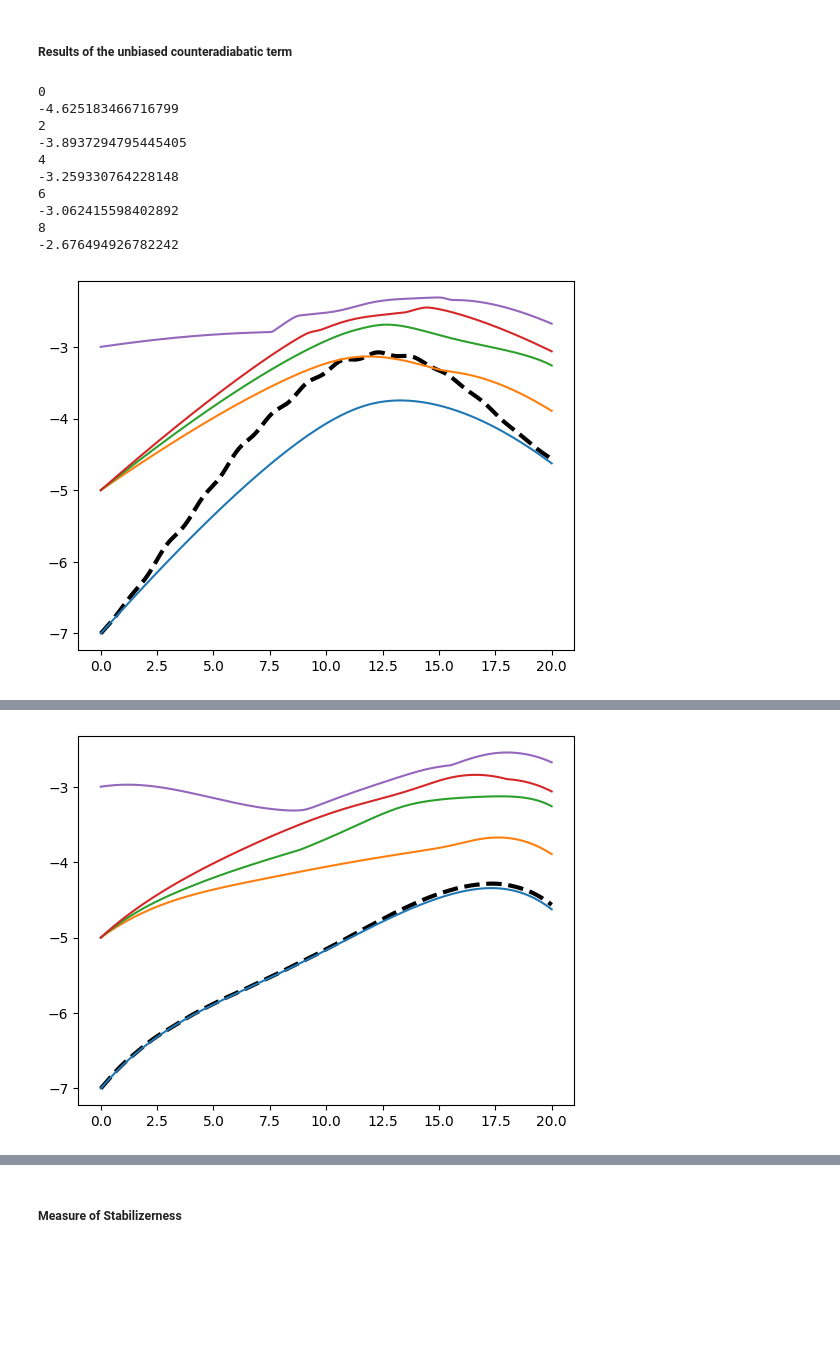
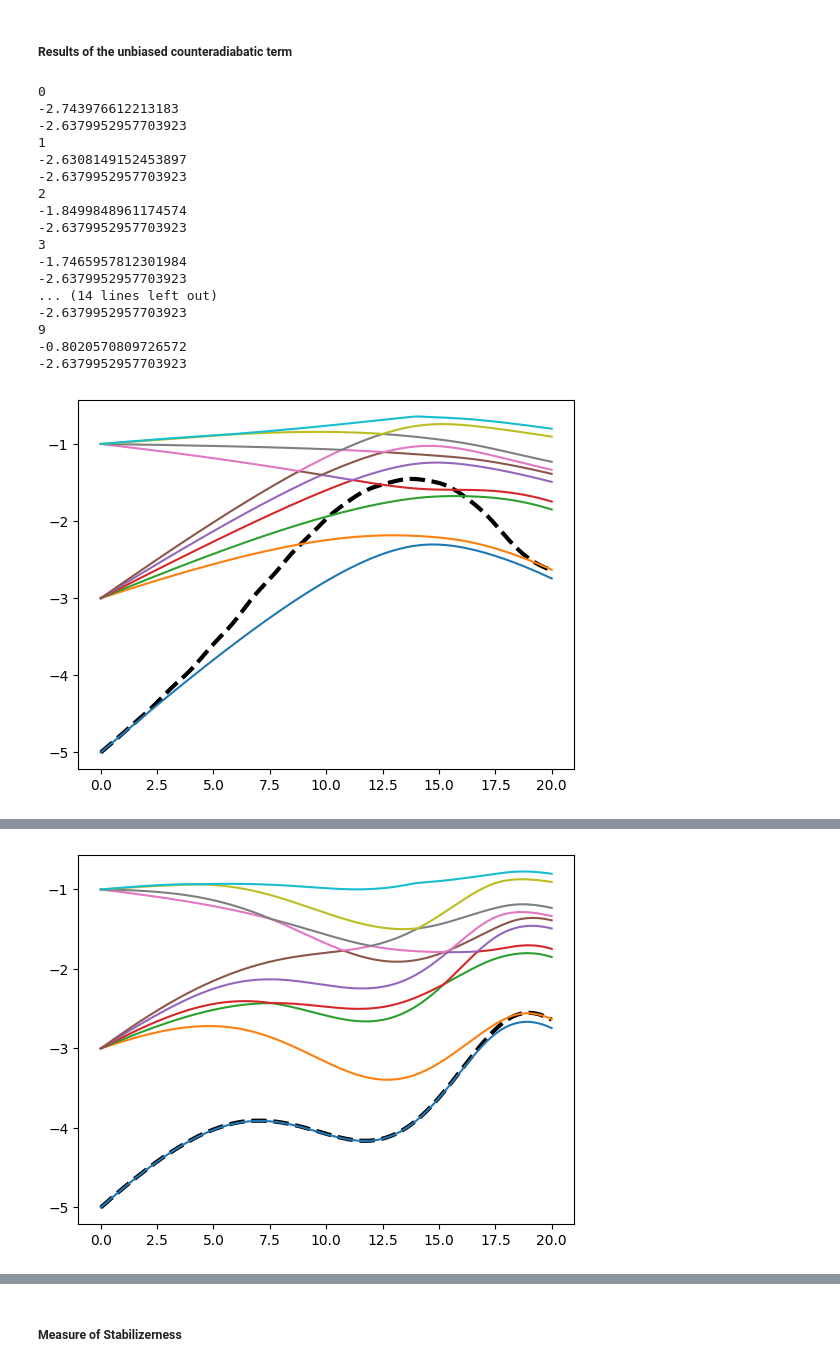
Before and after one commit to emacosta95/Magic4Annealing, a Jupyter notebook: ExploringMaxCut.ipynb, the cells around one changed output, grey strips where cells are left out. Cells and saved outputs as stored; diff of their text form; code cells hidden in the pictures; blank space fills up the shorter version.

Commit message:
implement magic measure, exact counteradiabatic driving, non-stoquastic driving

```diff
--- a/ExploringMaxCut.ipynb
+++ b/ExploringMaxCut.ipynb
@@ -187,7 +192,7 @@ print(sre(PS.lift(eigenstates_target_hamiltonian[:,0])))
 # %% [markdown]
 ##### Get Hyperparameters
 # %%
-number_parameters=3
+number_parameters=5
 type='F-CRAB'
 # %%
 from scipy.optimize import minimize
@@ -233,9 +220,9 @@ from src.jax_utils import JaxSchedulerModel, JaxTrainer
 
 model = JaxSchedulerModel(
     initial_state=psi_init,
-    target_hamiltonian=target_hamiltonian,
-    initial_hamiltonian=driver_hamiltonian,
-    reference_hamiltonian=target_hamiltonian,
+    target_hamiltonian=target_hamiltonian_s,
+    initial_hamiltonian=driver_hamiltonian_s,
+    reference_hamiltonian=target_hamiltonian_s,
     tf=tau,
     nsteps=time_steps,
     number_of_parameters=number_parameters,
@@ -413,0 +441,26 @@ print(counteradiabatic_term)
+# %%
+def optimal_alpha(J, lam):
+    """
+    Optimal alpha_0(lambda) with boundary conditions enforced:
+    alpha_0(0) = 0, alpha_0(1) = 0.
+    """
+    J2     = np.sum(J ** 2)
+    J2_row = np.sum(J ** 2, axis=1)
+    J4_sum = np.sum(J2_row ** 2)
+
+    numerator   = 4 * (1 - lam) * J2
+    denominator = 32 * (1 - lam)**2 * J2 + 16 * lam**2 * J4_sum
+
+    if np.abs(denominator) < 1e-12:
+        return 0.0
+
+    alpha_raw = -numerator / denominator
+
+    # enforce boundary conditions: multiply by lambda*(1-lambda)
+    return 2*alpha_raw * lam
+
+# schedule of alpha_0 along the annealing
+alpha = -2.*np.array([optimal_alpha(jij, s) for s in time / tau])
+
+plt.plot(time,alpha)
+plt.show()
@@ -427,7 +482,7 @@ spectrum_counteradiabatic=np.zeros((time_steps,nlevels))
 energy_counteradiabatic=np.zeros(time_steps)
 for i,t in enumerate(time):
 
-    hamiltonian_t=(1-t/tau)*driver_hamiltonian_s+target_hamiltonian_s*t/tau+(1-t/tau)*(t/tau)*counteradiabatic_term_s
+    hamiltonian_t=(1-t/tau)*driver_hamiltonian_s+target_hamiltonian_s*t/tau+alpha[i]*counteradiabatic_term_s
     psi=expm_multiply(-1j*delta_t*hamiltonian_t,psi)
     spectrum_t,_=eigsh(hamiltonian_t,which='SA',k=nlevels)
     order = np.argsort(spectrum_t)
@@ -467,32 +524,39 @@ print(probabilities_counteradiabatic[-1,0])
 # %%
 
 plt.plot(time,energy_counteradiabatic_linear_hamiltonian,color='black',linestyle='--',linewidth=3)
 for i in range(spectrum_counteradiabatic.shape[1]):
-    if i%2==0:
         print(i)
         print(spectrum[-1,i])
+        print(energy_counteradiabatic_linear_hamiltonian[-1])
         plt.plot(time,spectrum[:,i])
 
 plt.show()
 
 plt.plot(time,energy_counteradiabatic,color='black',linestyle='--',linewidth=3)
 for i in range(spectrum_counteradiabatic.shape[1]):
-    if i%2==0:
+
         print(i)
         print(spectrum_counteradiabatic[-1,i])
         plt.plot(time,spectrum_counteradiabatic[:,i])
 
 plt.show()
 # %% [output]
 0
--4.625183466716799
+-2.743976612213183
+-2.6379952957703923
+1
+-2.6308149152453897
+-2.6379952957703923
 2
--3.8937294795445405
-4
--3.259330764228148
-6
--3.062415598402892
-8
--2.676494926782242
+-1.8499848961174574
+-2.6379952957703923
+3
+-1.7465957812301984
+-2.6379952957703923
+... (14 lines left out)
+-2.6379952957703923
+9
+-0.8020570809726572
+-2.6379952957703923
-[figure, old version]
+[figure, new version]
 0
@@ -508,4 +582,4 @@ plt.show()
-[figure, old version]
+[figure, new version]
 # %%
 for i in range(nlevels):
     plt.plot(time,probabilities_counteradiabatic[:,i],label=f'level {i}')
```
Also changed, not shown: parts of 26 cells of this notebook, 2 other files.
